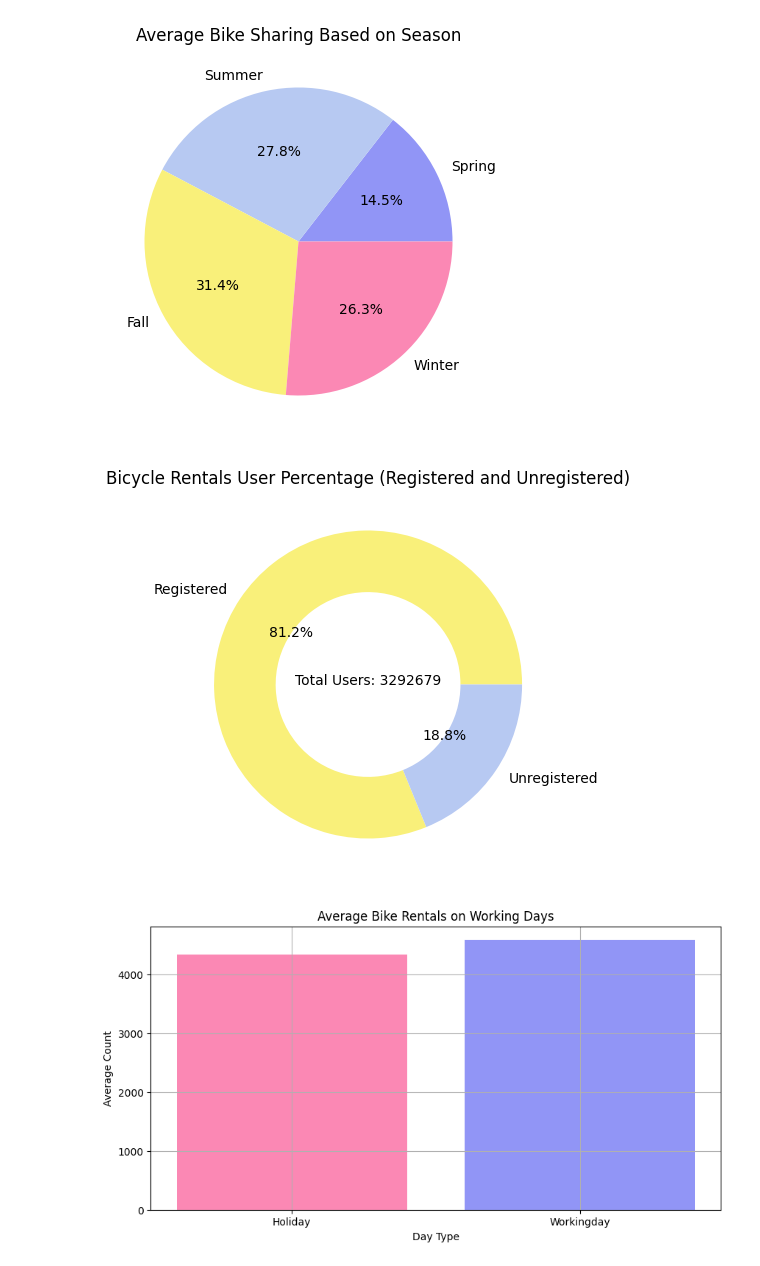
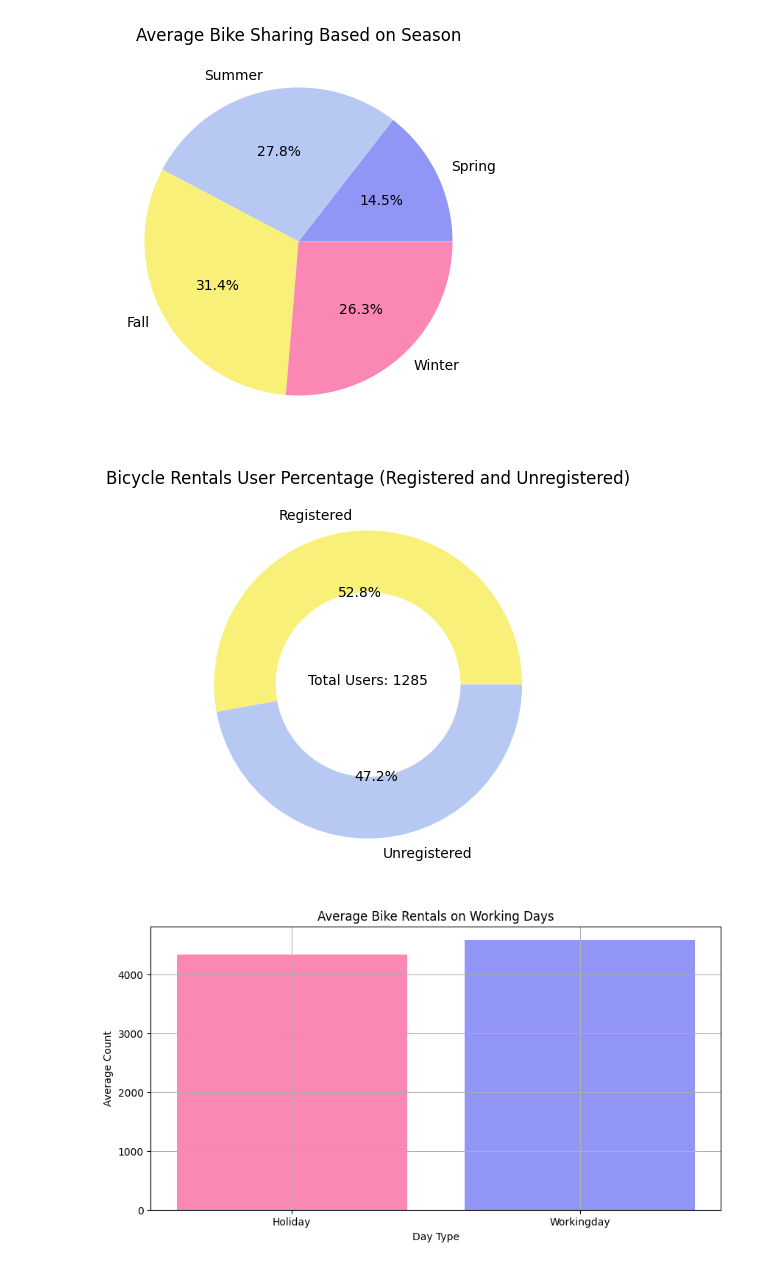
Before and after one commit to redohariyadi24/Analisis-Data-Python, a Jupyter notebook: Proyek_Analisis_Data.ipynb, the cells around one changed output. Drawn from its saved outputs; the diff is of its cells as text; code cells hidden in the pictures.

```diff
--- a/Proyek_Analisis_Data.ipynb
+++ b/Proyek_Analisis_Data.ipynb
@@ -333,30 +333,33 @@ plt.show()
 # %% [output]
 [figure]
 # %%
+# Menghitung total jumlah pengguna terdaftar (registered) dan tidak terdaftar (casual)
+registered_user = day_df["registered"].nunique()
+unregistered_user = day_df["casual"].nunique()
 # Data total jumlah pengguna terdaftar dan tidak terdaftar
-cnt_bikesharing = [day_df['registered'].sum(), day_df['casual'].sum()]
+cnt_bikesharing = [registered_user, unregistered_user]
 labels = ['Registered', 'Unregistered']  # Label untuk potongan pie chart
 
 # Plot donut chart
 plt.figure(figsize=(7, 5))
 plt.pie(cnt_bikesharing, labels=labels, autopct='%1.1f%%', colors=['#F9F07A', '#B7C9F2'], wedgeprops=dict(width=0.4))
 
 # Lingkaran dalam untuk membuat tampilan donut chart
 centre_circle = plt.Circle((0,0),0.5,color='black', fc='white',linewidth=1.25)
 fig = plt.gcf()
 
 
 # Judul plot
 plt.title('Bicycle Rentals User Percentage (Registered and Unregistered)')
 
 # Tambahkan label jumlah total pengguna
 total_users = sum(cnt_bikesharing)
 plt.annotate('Total Users: {}'.format(total_users), xy=(0, 0), fontsize=10, ha='center')
 
 # Menampilkan plot
 plt.show()
 # %% [output]
-[figure, old version]
+[figure, new version]
 # %%
 # Data rata-rata jumlah sewa sepeda berdasarkan jenis hari (hari libur atau hari kerja)
 avg_workingday = day_df.groupby('workingday')['cnt'].mean()
```
Also changed, not shown: parts of 2 cells of this notebook.
